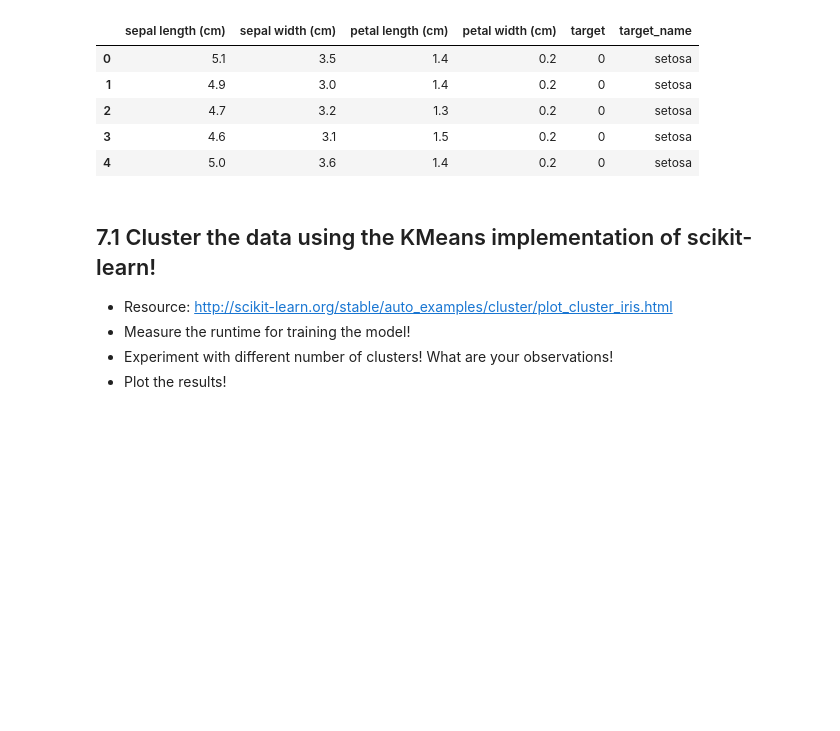
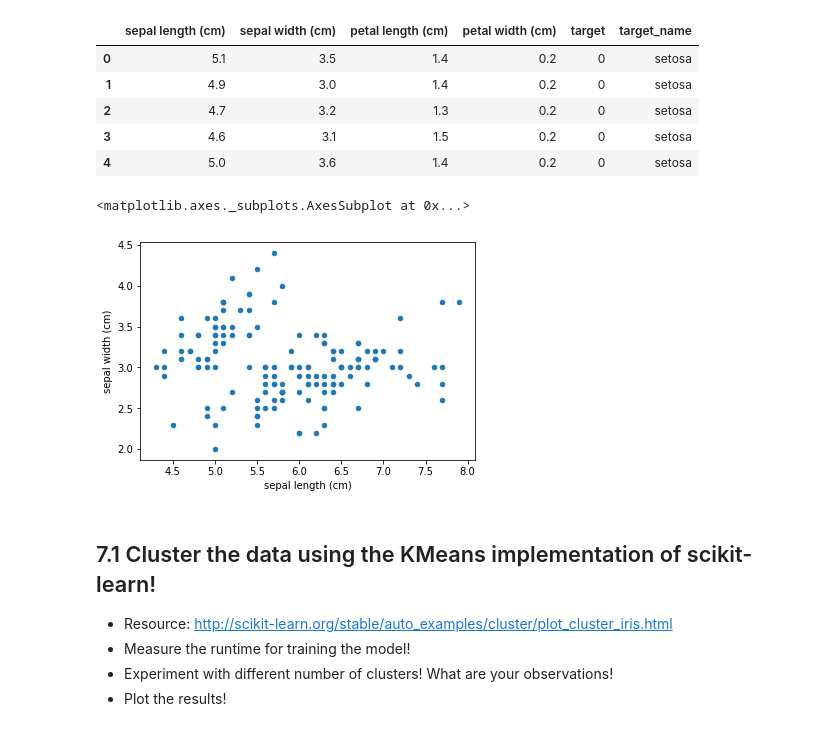
Before and after one commit to wang-yuhao/infrastructure, a Jupyter notebook: 07_KMeans/07_Kmeans.ipynb, the cells around one changed output. Drawn from its saved outputs; the diff is of its cells as text; code cells hidden in the pictures; blank space fills up the shorter version.

```diff
--- a/07_KMeans/07_Kmeans.ipynb
+++ b/07_KMeans/07_Kmeans.ipynb
@@ -29,6 +29,11 @@ iris_df.head()
 | 2 | 4.7 | 3.2 | 1.3 | 0.2 | 0 | setosa |
 | 3 | 4.6 | 3.1 | 1.5 | 0.2 | 0 | setosa |
 | 4 | 5.0 | 3.6 | 1.4 | 0.2 | 0 | setosa |
+# %%
+iris_df.plot.scatter(x="sepal length (cm)", y="sepal width (cm)")
+# %% [output]
+<matplotlib.axes._subplots.AxesSubplot at 0x...>
+[figure, added]
 # %% [markdown]
 ## 7.1 Cluster the data using the KMeans implementation of scikit-learn!
 
```
Also changed, not shown: parts of 10 cells of this notebook, 5 other files.
